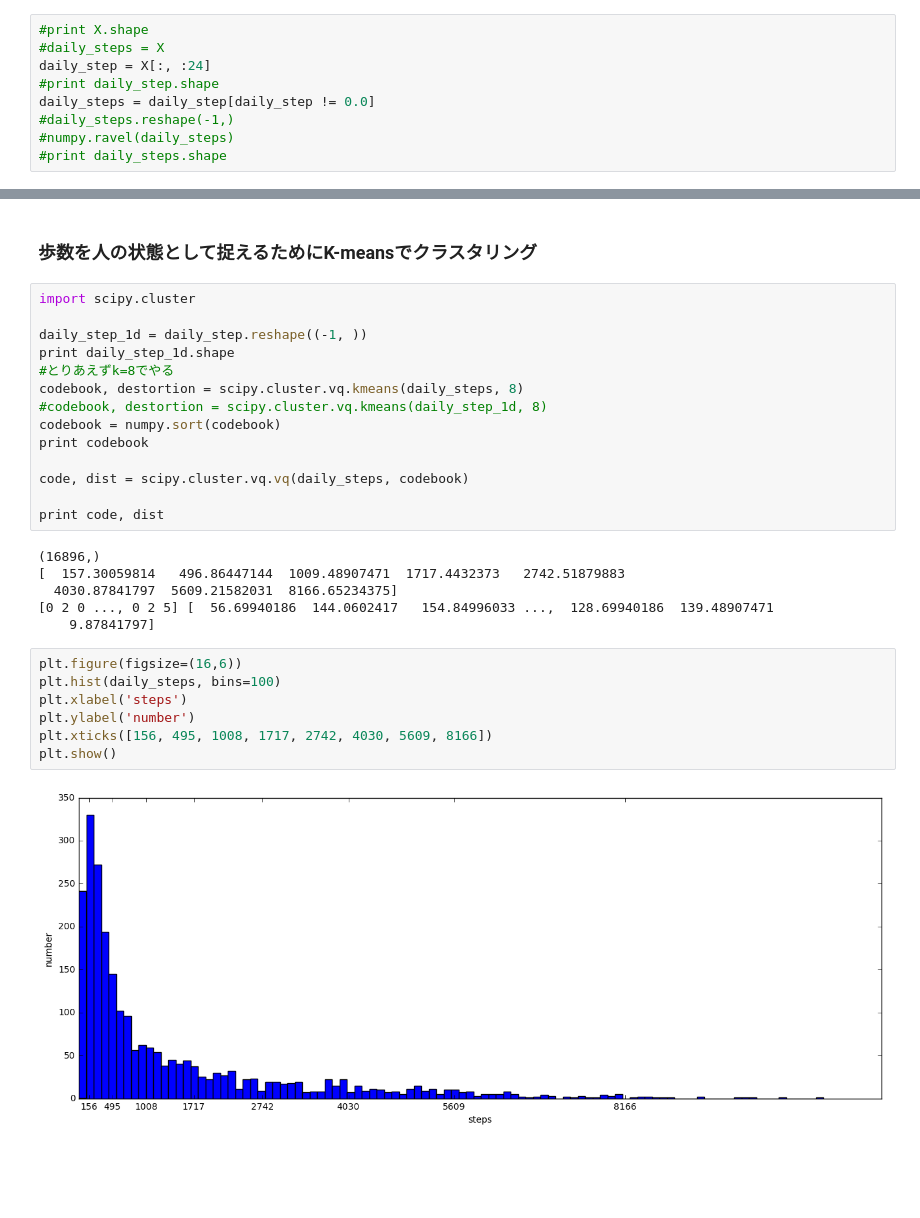
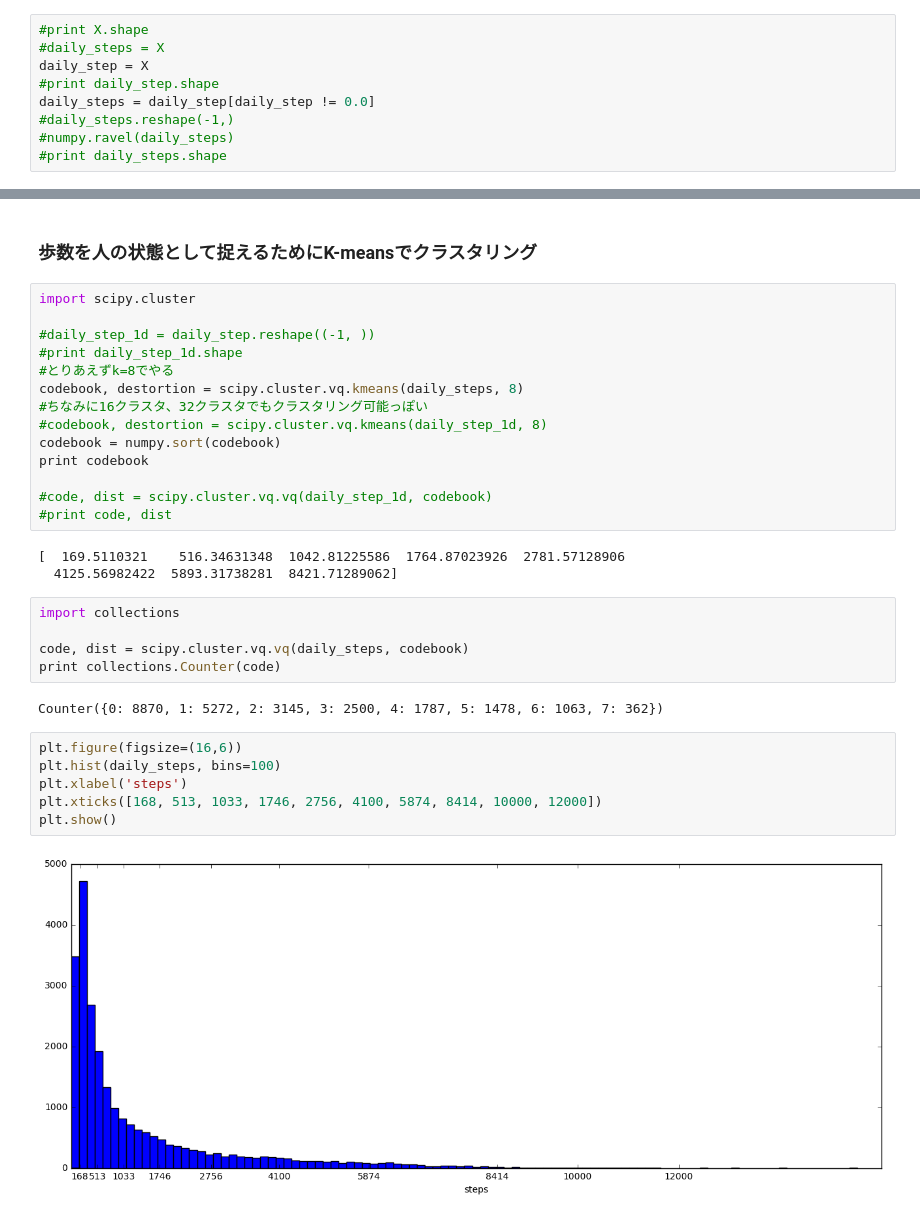
Before and after one commit to royroy55/otsuki_health_analysis, a Jupyter notebook: analyzer/otsuki_daily_analysis.ipynb, the cells around one changed output, grey strips where cells are left out. Cells and saved outputs as stored; diff of their text form; blank space fills up the shorter version.

```diff
--- a/analyzer/otsuki_daily_analysis.ipynb
+++ b/analyzer/otsuki_daily_analysis.ipynb
@@ -32,7 +31,7 @@ plt.show()
 # %%
 #print X.shape
 #daily_steps = X
-daily_step = X[:, :24]
+daily_step = X
 #print daily_step.shape
 daily_steps = daily_step[daily_step != 0.0]
 #daily_steps.reshape(-1,)
@@ -56,29 +54,32 @@ print numpy.max(daily_steps)
 # %%
 import scipy.cluster
 
-daily_step_1d = daily_step.reshape((-1, ))
-print daily_step_1d.shape
+#daily_step_1d = daily_step.reshape((-1, ))
+#print daily_step_1d.shape
 #とりあえずk=8でやる
 codebook, destortion = scipy.cluster.vq.kmeans(daily_steps, 8)
+#ちなみに16クラスタ、32クラスタでもクラスタリング可能っぽい
 #codebook, destortion = scipy.cluster.vq.kmeans(daily_step_1d, 8)
 codebook = numpy.sort(codebook)
 print codebook
 
-code, dist = scipy.cluster.vq.vq(daily_steps, codebook)
-
-print code, dist
+#code, dist = scipy.cluster.vq.vq(daily_step_1d, codebook)
+#print code, dist
 # %% [output]
-(16896,)
-[  157.30059814   496.86447144  1009.48907471  1717.4432373   2742.51879883
-  4030.87841797  5609.21582031  8166.65234375]
-[0 2 0 ..., 0 2 5] [  56.69940186  144.0602417   154.84996033 ...,  128.69940186  139.48907471
-    9.87841797]
+[  169.5110321    516.34631348  1042.81225586  1764.87023926  2781.57128906
+  4125.56982422  5893.31738281  8421.71289062]
+# %%
+import collections
+
+code, dist = scipy.cluster.vq.vq(daily_steps, codebook)
+print collections.Counter(code)
+# %% [output]
+Counter({0: 8870, 1: 5272, 2: 3145, 3: 2500, 4: 1787, 5: 1478, 6: 1063, 7: 362})
 # %%
 plt.figure(figsize=(16,6))
 plt.hist(daily_steps, bins=100)
 plt.xlabel('steps')
-plt.ylabel('number')
-plt.xticks([156, 495, 1008, 1717, 2742, 4030, 5609, 8166])
+plt.xticks([168, 513, 1033, 1746, 2756, 4100, 5874, 8414, 10000, 12000])
 plt.show()
 # %% [output]
-[figure, old version]
+[figure, new version]
```
Also changed, not shown: parts of 10 cells of this notebook.
